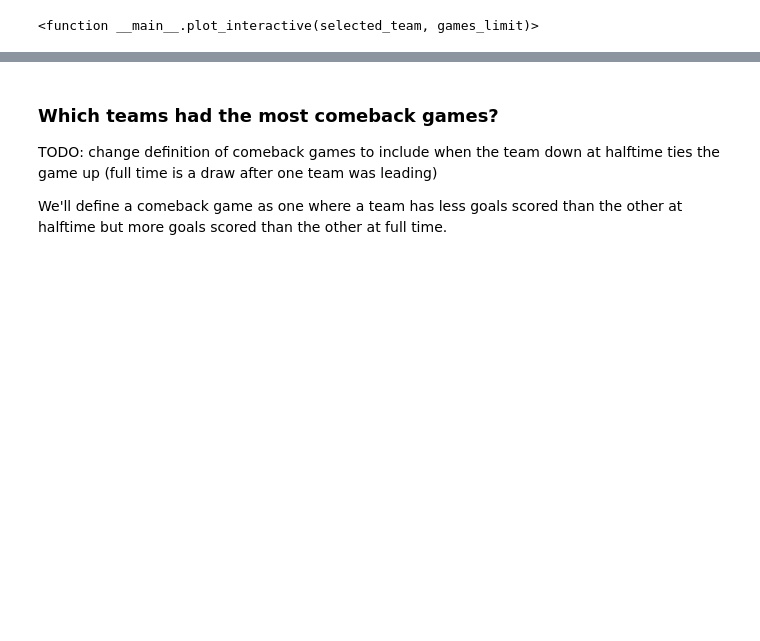
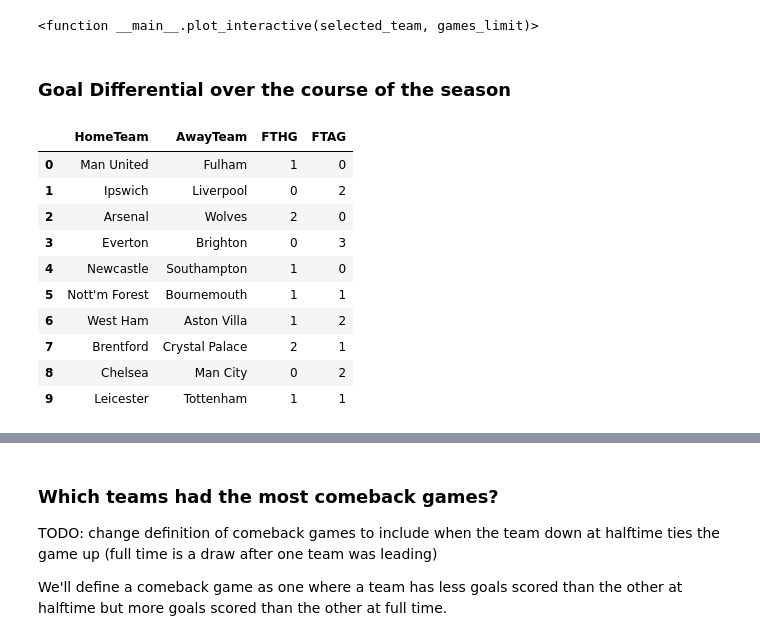
Before and after one commit to William-Mahnke/Premier-League, a Jupyter notebook: 2024-2025.ipynb, the cells around one changed output, grey strips where cells are left out. Saved outputs shown, nothing was run; the diff lists cells and outputs as text; code cells hidden in the pictures; blank space fills up the shorter version.

```diff
--- a/2024-2025.ipynb
+++ b/2024-2025.ipynb
@@ -248,3 +296,21 @@ fig.update_layout(
 pio.renderers.default = "browser"
 
 fig.show()
+# %% [markdown]
+### Goal Differential over the course of the season
+# %%
+# selecting columns necessary for storing goal data
+goal_results = data_2024_2025[['HomeTeam', 'AwayTeam', 'FTHG', 'FTAG']].copy()
+goal_results.head(10)
+# %% [output]
+|  | HomeTeam | AwayTeam | FTHG | FTAG |
+| 0 | Man United | Fulham | 1 | 0 |
+| 1 | Ipswich | Liverpool | 0 | 2 |
+| 2 | Arsenal | Wolves | 2 | 0 |
+| 3 | Everton | Brighton | 0 | 3 |
+| 4 | Newcastle | Southampton | 1 | 0 |
+| 5 | Nott'm Forest | Bournemouth | 1 | 1 |
+| 6 | West Ham | Aston Villa | 1 | 2 |
+| 7 | Brentford | Crystal Palace | 2 | 1 |
+| 8 | Chelsea | Man City | 0 | 2 |
+| 9 | Leicester | Tottenham | 1 | 1 |
```
Also changed, not shown: parts of 7 cells of this notebook, 1 other file.
